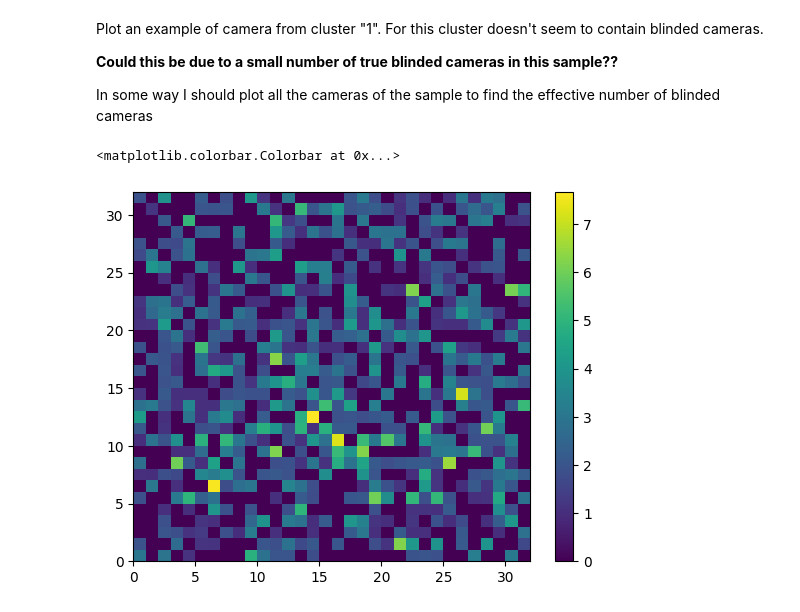
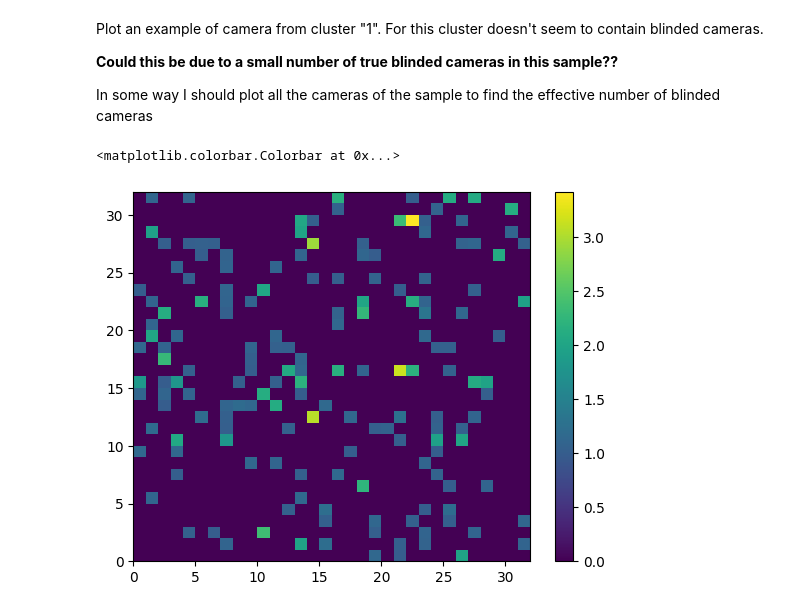
Before and after one commit to chiappo98/blinded_cameras, a Jupyter notebook: blinded clustering.ipynb, the cells around one changed output. Drawn from its saved outputs; the diff is of its cells as text; code cells hidden in the pictures.

Commit message:
data extraction from file optimised + histograms

```diff
--- a/blinded clustering.ipynb
+++ b/blinded clustering.ipynb
@@ -113,10 +138,9 @@ Plot an example of camera from cluster "1". For this cluster doesn't seem to con
 
 In some way I should plot all the cameras of the sample to find the effective number of blinded cameras
 # %%
-from matplotlib import pyplot as plt
-camera = np.reshape(df.iloc[7162].pixels, (32,32))
+camera = np.reshape(df.iloc[162].pixels, (32,32))
 plt.pcolormesh(camera)
 plt.colorbar()
 # %% [output]
 <matplotlib.colorbar.Colorbar at 0x...>
-[figure, old version]
+[figure, new version]
```
Also changed, not shown: parts of 18 cells of this notebook.
